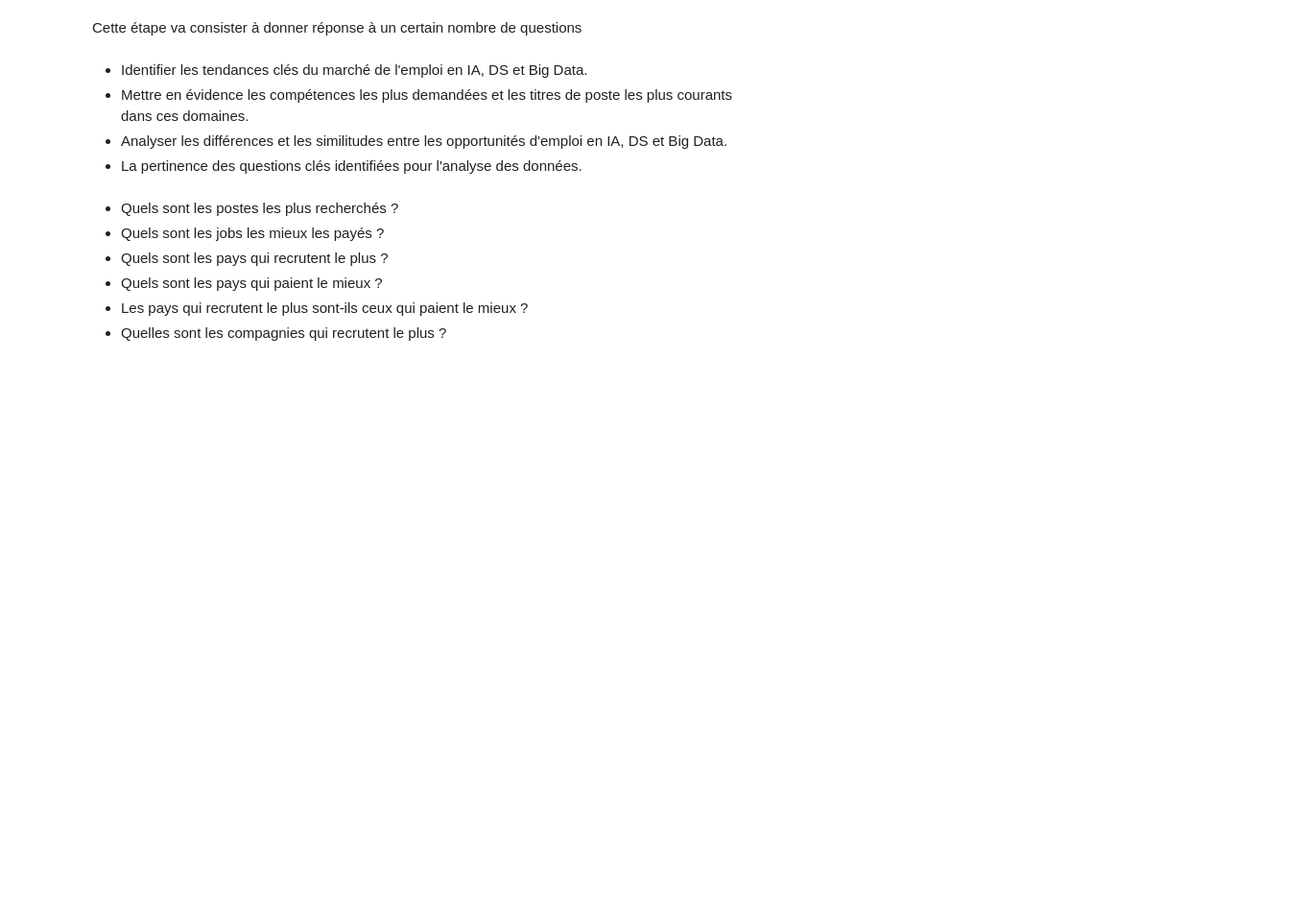
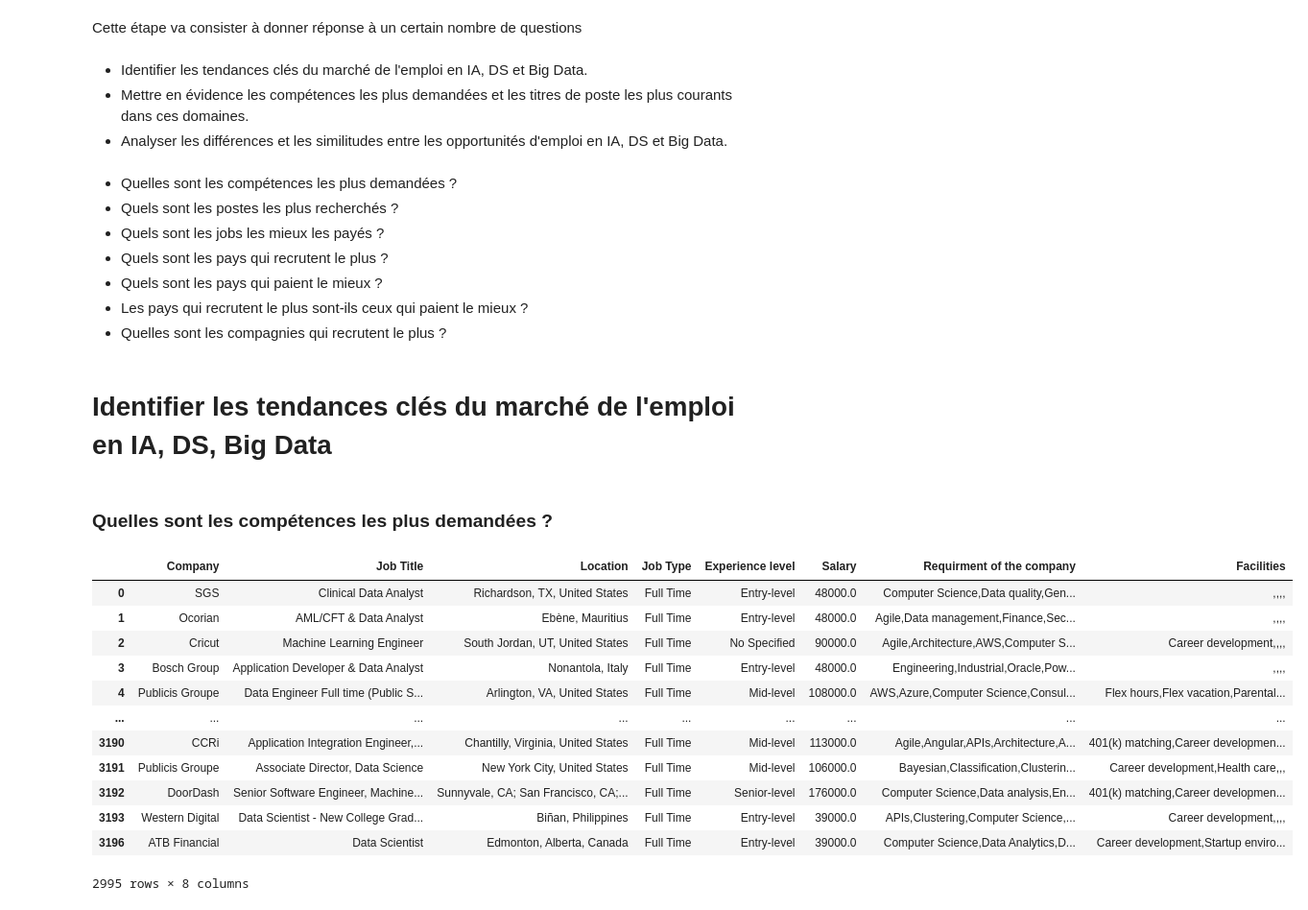
Before and after one commit to Hammilidi/Jobs, a Jupyter notebook: Jobs_Analysis.ipynb, the cells around one changed output. Shown at 96% size. Saved outputs shown, nothing was run; the diff lists cells and outputs as text; code cells hidden in the pictures; blank space fills up the shorter version.

```diff
--- a/Jobs_Analysis.ipynb
+++ b/Jobs_Analysis.ipynb
@@ -544,11 +509,31 @@ Cette étape va consister à donner réponse à un certain nombre de questions
 - Identifier les tendances clés du marché de l'emploi en IA, DS et Big Data.
 - Mettre en évidence les compétences les plus demandées et les titres de poste les plus courants dans ces domaines.
 - Analyser les différences et les similitudes entre les opportunités d'emploi en IA, DS et Big Data.
-- La pertinence des questions clés identifiées pour l'analyse des données.
 # %% [markdown]
+- Quelles sont les compétences les plus demandées ?
 - Quels sont les postes les plus recherchés ?
 - Quels sont les jobs les mieux les payés ?
 - Quels sont les pays qui recrutent le plus ?
 - Quels sont les pays qui paient le mieux ?
 - Les pays qui recrutent le plus sont-ils ceux qui paient le mieux ?
 - Quelles sont les compagnies qui recrutent le plus ?
+# %% [markdown]
+# Identifier les tendances clés du marché de l'emploi en IA, DS, Big Data
+# %% [markdown]
+###  Quelles sont les compétences les plus demandées ?
+# %%
+data
+# %% [output]
+|  | Company | Job Title | Location | Job Type | Experience level | Salary | Requirment of the company | Facilities |
+| 0 | SGS | Clinical Data Analyst | Richardson, TX, United States | Full Time | Entry-level | 48000.0 | Computer Science,Data quality,Gen... | ,,,, |
+| 1 | Ocorian | AML/CFT & Data Analyst | Ebène, Mauritius | Full Time | Entry-level | 48000.0 | Agile,Data management,Finance,Sec... | ,,,, |
+| 2 | Cricut | Machine Learning Engineer | South Jordan, UT, United States | Full Time | No Specified | 90000.0 | Agile,Architecture,AWS,Computer S... | Career development,,,, |
+| 3 | Bosch Group | Application Developer & Data Analyst | Nonantola, Italy | Full Time | Entry-level | 48000.0 | Engineering,Industrial,Oracle,Pow... | ,,,, |
+| 4 | Publicis Groupe | Data Engineer Full time (Public S... | Arlington, VA, United States | Full Time | Mid-level | 108000.0 | AWS,Azure,Computer Science,Consul... | Flex hours,Flex vacation,Parental... |
+| ... | ... | ... | ... | ... | ... | ... | ... | ... |
+| 3190 | CCRi | Application Integration Engineer,... | Chantilly, Virginia, United States | Full Time | Mid-level | 113000.0 | Agile,Angular,APIs,Architecture,A... | 401(k) matching,Career developmen... |
+| 3191 | Publicis Groupe | Associate Director, Data Science | New York City, United States | Full Time | Mid-level | 106000.0 | Bayesian,Classification,Clusterin... | Career development,Health care,,, |
+| 3192 | DoorDash | Senior Software Engineer, Machine... | Sunnyvale, CA; San Francisco, CA;... | Full Time | Senior-level | 176000.0 | Computer Science,Data analysis,En... | 401(k) matching,Career developmen... |
+| 3193 | Western Digital | Data Scientist - New College Grad... | Biñan, Philippines | Full Time | Entry-level | 39000.0 | APIs,Clustering,Computer Science,... | Career development,,,, |
+| 3196 | ATB Financial | Data Scientist | Edmonton, Alberta, Canada | Full Time | Entry-level | 39000.0 | Computer Science,Data Analytics,D... | Career development,Startup enviro... |
+2995 rows × 8 columns
```
Also changed, not shown: parts of 17 cells of this notebook.
